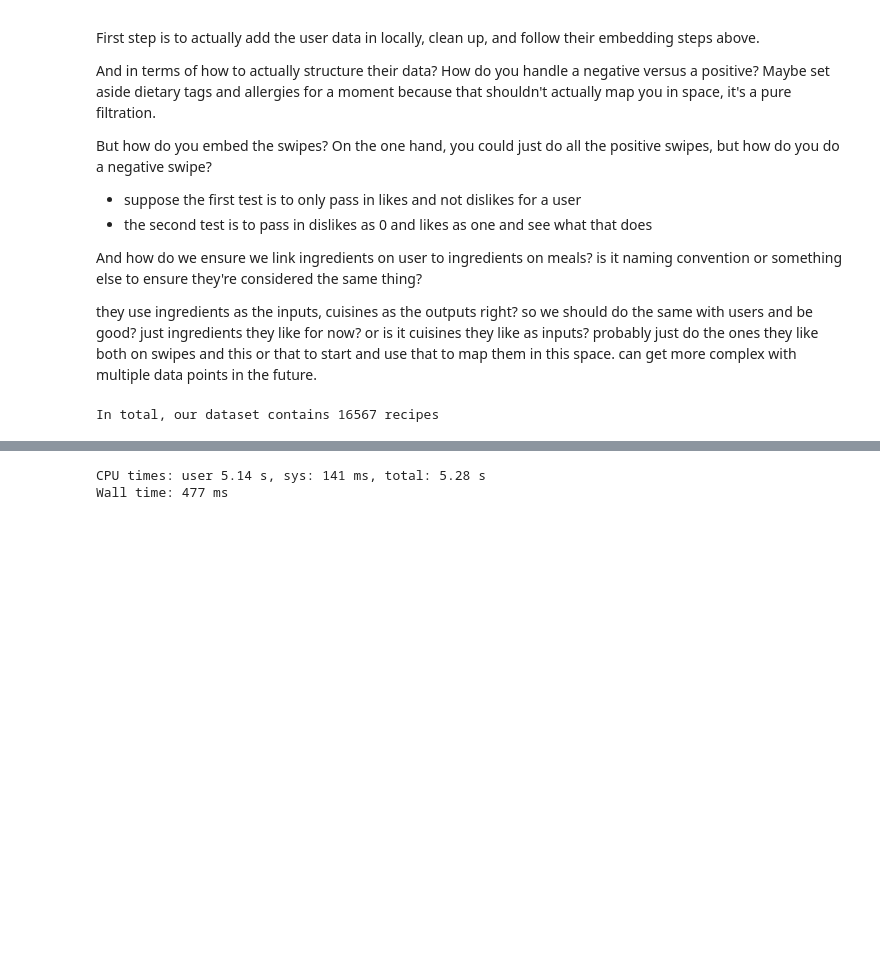
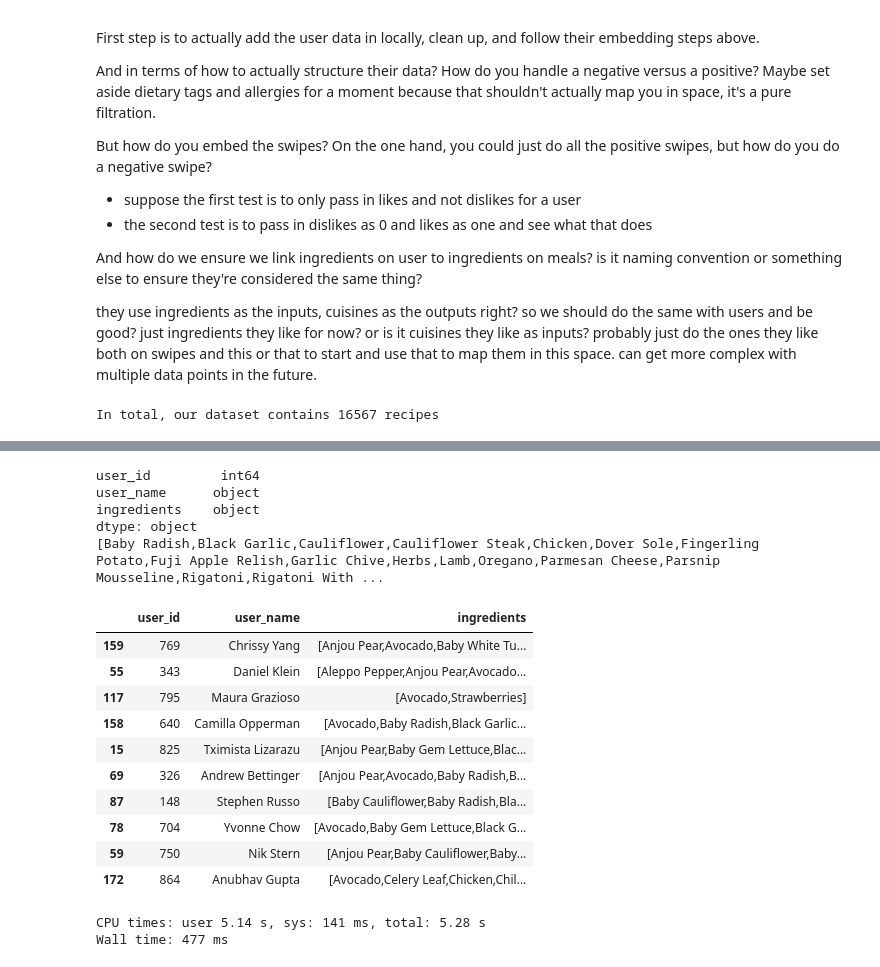
Before and after one commit to mrondin1/ADA_Course_Project, a Jupyter notebook: Project/Final Notebook (milestone 3).ipynb, the cells around one changed output, grey strips where cells are left out. Drawn from its saved outputs; the diff is of its cells as text; code cells hidden in the pictures; blank space fills up the shorter version.

```diff
--- a/Project/Final Notebook (milestone 3).ipynb
+++ b/Project/Final Notebook (milestone 3).ipynb
@@ -699,0 +731,24 @@ print(type(user_df.ingredients))
+# %%
+#     # Load the basic information on the ingredients and users from json
+#     json_user_df = None
+#     for file in os.listdir(lists_folder):
+#         if 'DS_' in file:
+#             continue
+#         file_path = os.path.join(lists_folder, file)
+#         with open(file_path) as sd:
+#             data = json.load(sd)
+#         user_cdf = pd.DataFrame(data)
+#         user_cdf['user_name'] = file.split('.')[0].split('_')[-2]
+#         user_df = (user_cdf if user_df is None else pd.concat([user_df, user_cdf]))
+with open('data/users/json_agg_attempt_export.json') as sd:
+    data = json.load(sd)
+user_cdf = pd.DataFrame(data)
+json_user_df = user_cdf[['user_id','user_name','ingredients']]
+
+print(json_user_df.dtypes)
+print(json_user_df.ingredients)
+print(json_user_df.ingredients[0])
+print(json_user_df.ingredients[0][0])
+
+sample = json_user_df.sample(n=1)
+display(sample)
@@ -699,0 +776,35 @@ print(type(user_df.ingredients))
+# %%
+from ast import literal_eval
+#update ingredients in user df to exactly match (cuisines) df
+
+user_df = pd.read_csv('data/users/user_data_022322.csv')
+
+user_df['ingredients'] = user_df['ingredients'].str.strip('{}').str.split("', '").apply(json.dumps)
+user_df['ingredients'] = user_df['ingredients'].apply(lambda x: x.replace('"', ''))
+user_df['ingredients'] = user_df['ingredients'].apply(lambda x: x.replace('\\', ''))
+# Clean the ingredients
+# user_df.ingredients = user_df.ingredients.apply(lambda x: list(map(lambda y: clean_string(y, aslist=True), x)))
+# user_df['ingredients'] = user_df['ingredients'].apply(lambda x: "'" + x + "'")
+# user_df['ingredients'] = user_df['ingredients'].apply(lambda x: list(map(lambda y: ("'" + y + "'"), x)))
+print(user_df.dtypes)
+print(user_df['ingredients'][0])
+
+sample = user_df.sample(n=10)
+display(sample)
+# %% [output]
+user_id         int64
+user_name      object
+ingredients    object
+dtype: object
+[Baby Radish,Black Garlic,Cauliflower,Cauliflower Steak,Chicken,Dover Sole,Fingerling Potato,Fuji Apple Relish,Garlic Chive,Herbs,Lamb,Oregano,Parmesan Cheese,Parsnip Mousseline,Rigatoni,Rigatoni With ...
+|  | user_id | user_name | ingredients |
+| 159 | 769 | Chrissy Yang | [Anjou Pear,Avocado,Baby White Tu... |
+| 55 | 343 | Daniel Klein | [Aleppo Pepper,Anjou Pear,Avocado... |
+| 117 | 795 | Maura Grazioso | [Avocado,Strawberries] |
+| 158 | 640 | Camilla Opperman | [Avocado,Baby Radish,Black Garlic... |
+| 15 | 825 | Tximista Lizarazu | [Anjou Pear,Baby Gem Lettuce,Blac... |
+| 69 | 326 | Andrew Bettinger | [Anjou Pear,Avocado,Baby Radish,B... |
+| 87 | 148 | Stephen Russo | [Baby Cauliflower,Baby Radish,Bla... |
+| 78 | 704 | Yvonne Chow | [Avocado,Baby Gem Lettuce,Black G... |
+| 59 | 750 | Nik Stern | [Anjou Pear,Baby Cauliflower,Baby... |
+| 172 | 864 | Anubhav Gupta | [Avocado,Celery Leaf,Chicken,Chil... |
```
Also changed, not shown: parts of 10 cells of this notebook.
